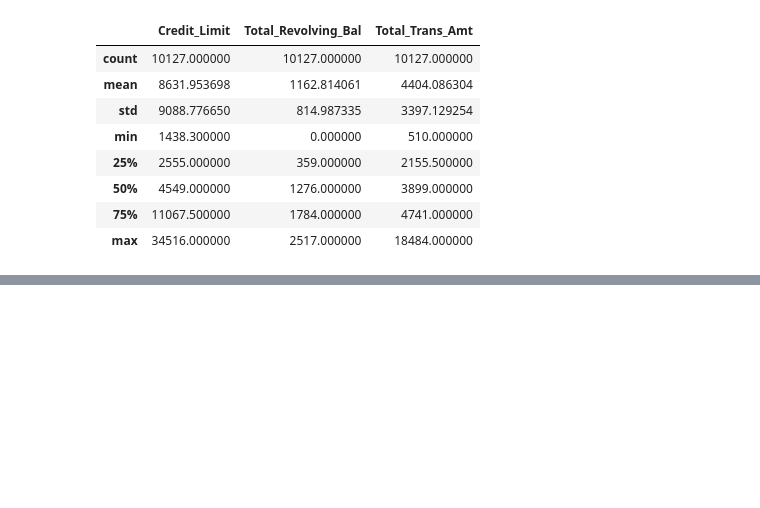
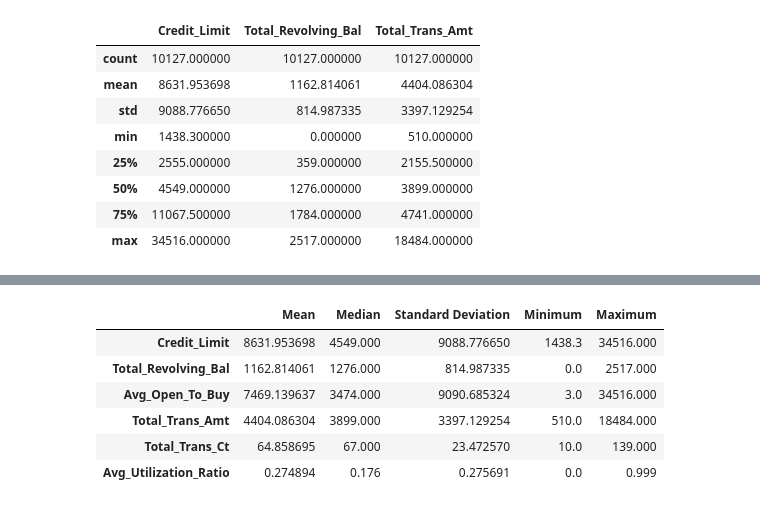
Before and after one commit to rajjadav007/Credit_card_customer_analysis, a Jupyter notebook: BankData.ipynb, the cells around one changed output, grey strips where cells are left out. Saved outputs shown, nothing was run; the diff lists cells and outputs as text; code cells hidden in the pictures; blank space fills up the shorter version.

```diff
--- a/BankData.ipynb
+++ b/BankData.ipynb
@@ -412,0 +519,18 @@ cust[outlier_column].describe()
+# %%
+summary = pd.DataFrame({
+    "Mean": cust[financial_columns].mean(),
+    "Median": cust[financial_columns].median(),
+    "Standard Deviation": cust[financial_columns].std(),
+    "Minimum": cust[financial_columns].min(),
+    "Maximum": cust[financial_columns].max()
+})
+
+display(summary)
+# %% [output]
+|  | Mean | Median | Standard Deviation | Minimum | Maximum |
+| Credit_Limit | 8631.953698 | 4549.000 | 9088.776650 | 1438.3 | 34516.000 |
+| Total_Revolving_Bal | 1162.814061 | 1276.000 | 814.987335 | 0.0 | 2517.000 |
+| Avg_Open_To_Buy | 7469.139637 | 3474.000 | 9090.685324 | 3.0 | 34516.000 |
+| Total_Trans_Amt | 4404.086304 | 3899.000 | 3397.129254 | 510.0 | 18484.000 |
+| Total_Trans_Ct | 64.858695 | 67.000 | 23.472570 | 10.0 | 139.000 |
+| Avg_Utilization_Ratio | 0.274894 | 0.176 | 0.275691 | 0.0 | 0.999 |
```
Also changed, not shown: parts of 9 cells of this notebook, 2 other files.
